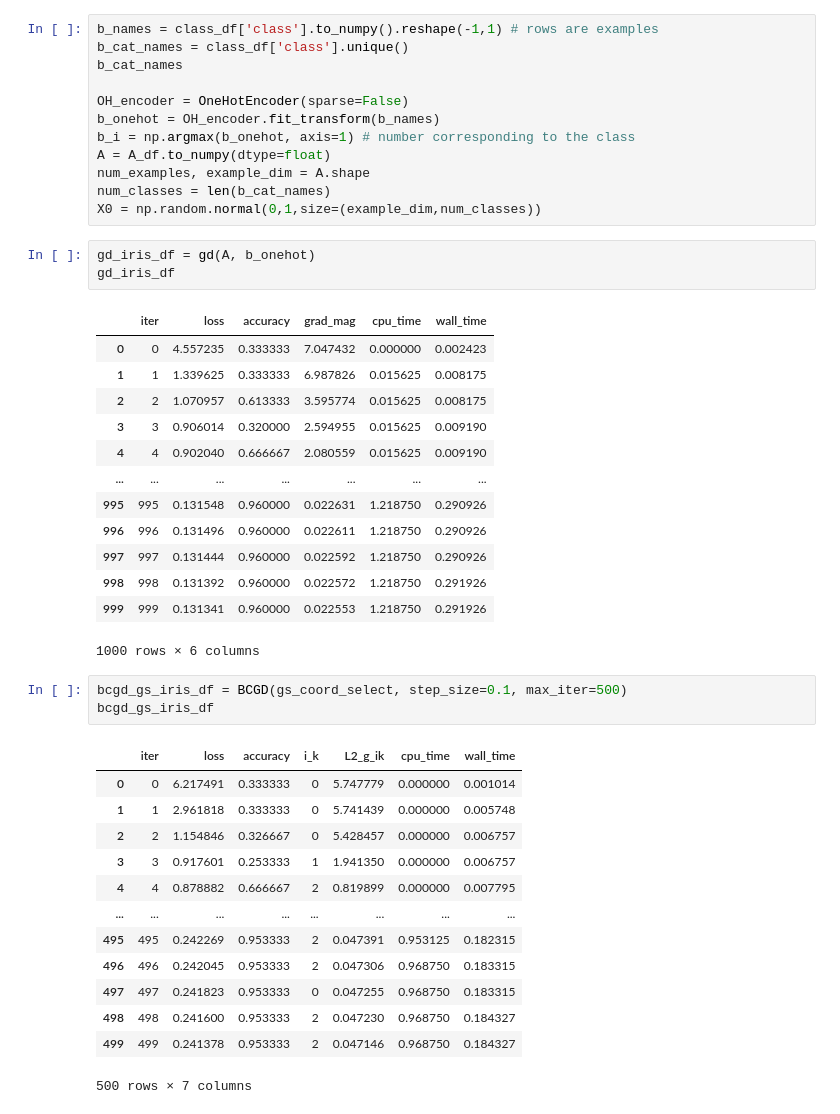
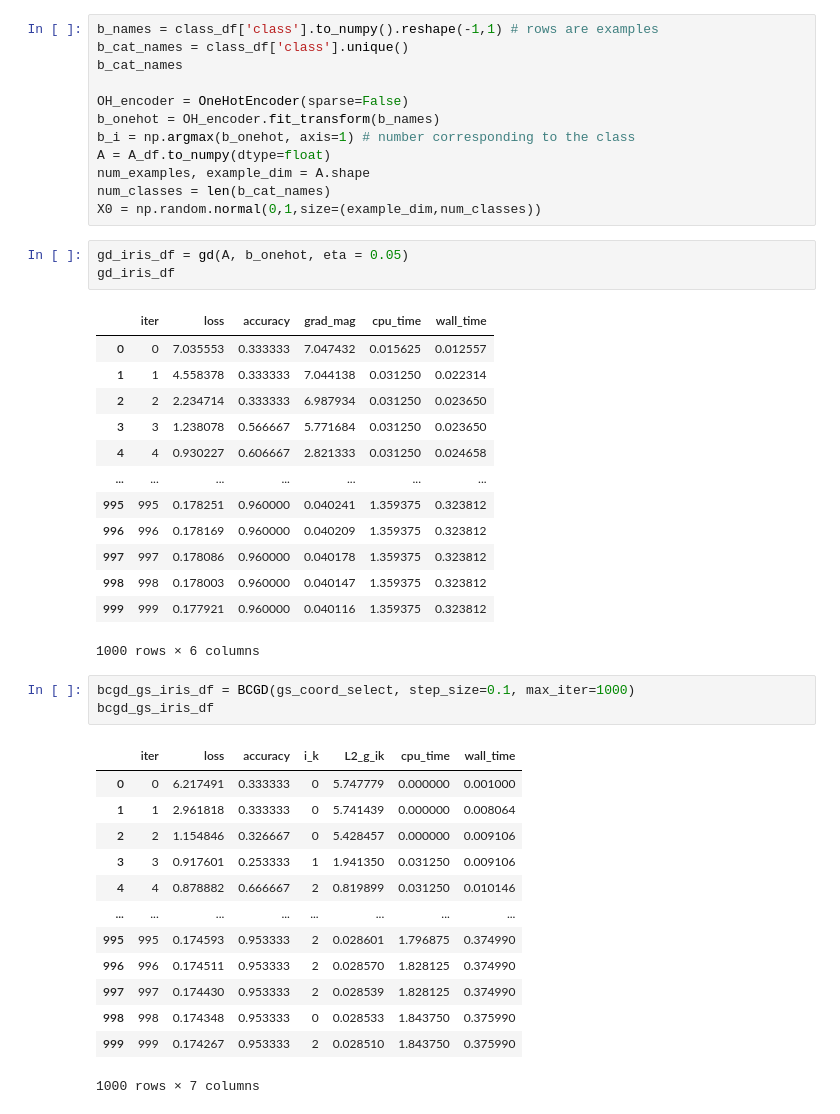
Before and after one commit to Aiecco/BCGD-methods, a Jupyter notebook: HW scratch.ipynb, the cells around one changed output. Cells and saved outputs as stored; diff of their text form.

```diff
--- a/HW scratch.ipynb
+++ b/HW scratch.ipynb
@@ -312,39 +312,39 @@ num_examples, example_dim = A.shape
 num_classes = len(b_cat_names)
 X0 = np.random.normal(0,1,size=(example_dim,num_classes))
 # %%
-gd_iris_df = gd(A, b_onehot)
+gd_iris_df = gd(A, b_onehot, eta = 0.05)
 gd_iris_df
 # %% [output]
 |  | iter | loss | accuracy | grad_mag | cpu_time | wall_time |
-| 0 | 0 | 4.557235 | 0.333333 | 7.047432 | 0.000000 | 0.002423 |
-| 1 | 1 | 1.339625 | 0.333333 | 6.987826 | 0.015625 | 0.008175 |
-| 2 | 2 | 1.070957 | 0.613333 | 3.595774 | 0.015625 | 0.008175 |
-| 3 | 3 | 0.906014 | 0.320000 | 2.594955 | 0.015625 | 0.009190 |
-| 4 | 4 | 0.902040 | 0.666667 | 2.080559 | 0.015625 | 0.009190 |
+| 0 | 0 | 7.035553 | 0.333333 | 7.047432 | 0.015625 | 0.012557 |
+| 1 | 1 | 4.558378 | 0.333333 | 7.044138 | 0.031250 | 0.022314 |
+| 2 | 2 | 2.234714 | 0.333333 | 6.987934 | 0.031250 | 0.023650 |
+| 3 | 3 | 1.238078 | 0.566667 | 5.771684 | 0.031250 | 0.023650 |
+| 4 | 4 | 0.930227 | 0.606667 | 2.821333 | 0.031250 | 0.024658 |
 | ... | ... | ... | ... | ... | ... | ... |
-| 995 | 995 | 0.131548 | 0.960000 | 0.022631 | 1.218750 | 0.290926 |
-| 996 | 996 | 0.131496 | 0.960000 | 0.022611 | 1.218750 | 0.290926 |
-| 997 | 997 | 0.131444 | 0.960000 | 0.022592 | 1.218750 | 0.290926 |
-| 998 | 998 | 0.131392 | 0.960000 | 0.022572 | 1.218750 | 0.291926 |
-| 999 | 999 | 0.131341 | 0.960000 | 0.022553 | 1.218750 | 0.291926 |
+| 995 | 995 | 0.178251 | 0.960000 | 0.040241 | 1.359375 | 0.323812 |
+| 996 | 996 | 0.178169 | 0.960000 | 0.040209 | 1.359375 | 0.323812 |
+| 997 | 997 | 0.178086 | 0.960000 | 0.040178 | 1.359375 | 0.323812 |
+| 998 | 998 | 0.178003 | 0.960000 | 0.040147 | 1.359375 | 0.323812 |
+| 999 | 999 | 0.177921 | 0.960000 | 0.040116 | 1.359375 | 0.323812 |
 1000 rows × 6 columns
 # %%
-bcgd_gs_iris_df = BCGD(gs_coord_select, step_size=0.1, max_iter=500)
+bcgd_gs_iris_df = BCGD(gs_coord_select, step_size=0.1, max_iter=1000)
 bcgd_gs_iris_df
 # %% [output]
 |  | iter | loss | accuracy | i_k | L2_g_ik | cpu_time | wall_time |
-| 0 | 0 | 6.217491 | 0.333333 | 0 | 5.747779 | 0.000000 | 0.001014 |
-| 1 | 1 | 2.961818 | 0.333333 | 0 | 5.741439 | 0.000000 | 0.005748 |
-| 2 | 2 | 1.154846 | 0.326667 | 0 | 5.428457 | 0.000000 | 0.006757 |
-| 3 | 3 | 0.917601 | 0.253333 | 1 | 1.941350 | 0.000000 | 0.006757 |
-| 4 | 4 | 0.878882 | 0.666667 | 2 | 0.819899 | 0.000000 | 0.007795 |
+| 0 | 0 | 6.217491 | 0.333333 | 0 | 5.747779 | 0.000000 | 0.001000 |
+| 1 | 1 | 2.961818 | 0.333333 | 0 | 5.741439 | 0.000000 | 0.008064 |
+| 2 | 2 | 1.154846 | 0.326667 | 0 | 5.428457 | 0.000000 | 0.009106 |
+| 3 | 3 | 0.917601 | 0.253333 | 1 | 1.941350 | 0.031250 | 0.009106 |
+| 4 | 4 | 0.878882 | 0.666667 | 2 | 0.819899 | 0.031250 | 0.010146 |
 | ... | ... | ... | ... | ... | ... | ... | ... |
-| 495 | 495 | 0.242269 | 0.953333 | 2 | 0.047391 | 0.953125 | 0.182315 |
-| 496 | 496 | 0.242045 | 0.953333 | 2 | 0.047306 | 0.968750 | 0.183315 |
-| 497 | 497 | 0.241823 | 0.953333 | 0 | 0.047255 | 0.968750 | 0.183315 |
-| 498 | 498 | 0.241600 | 0.953333 | 2 | 0.047230 | 0.968750 | 0.184327 |
-| 499 | 499 | 0.241378 | 0.953333 | 2 | 0.047146 | 0.968750 | 0.184327 |
+| 995 | 995 | 0.174593 | 0.953333 | 2 | 0.028601 | 1.796875 | 0.374990 |
+| 996 | 996 | 0.174511 | 0.953333 | 2 | 0.028570 | 1.828125 | 0.374990 |
+| 997 | 997 | 0.174430 | 0.953333 | 2 | 0.028539 | 1.828125 | 0.374990 |
+| 998 | 998 | 0.174348 | 0.953333 | 0 | 0.028533 | 1.843750 | 0.375990 |
+| 999 | 999 | 0.174267 | 0.953333 | 2 | 0.028510 | 1.843750 | 0.375990 |
-500 rows × 7 columns
+1000 rows × 7 columns
 # %%
 bcgd_rand_iris_df = BCGD(rand_coord_select, step_size=0.1, max_iter=500)
 bcgd_rand_iris_df
```
Also changed, not shown: parts of 3 cells of this notebook, 1 other file.
